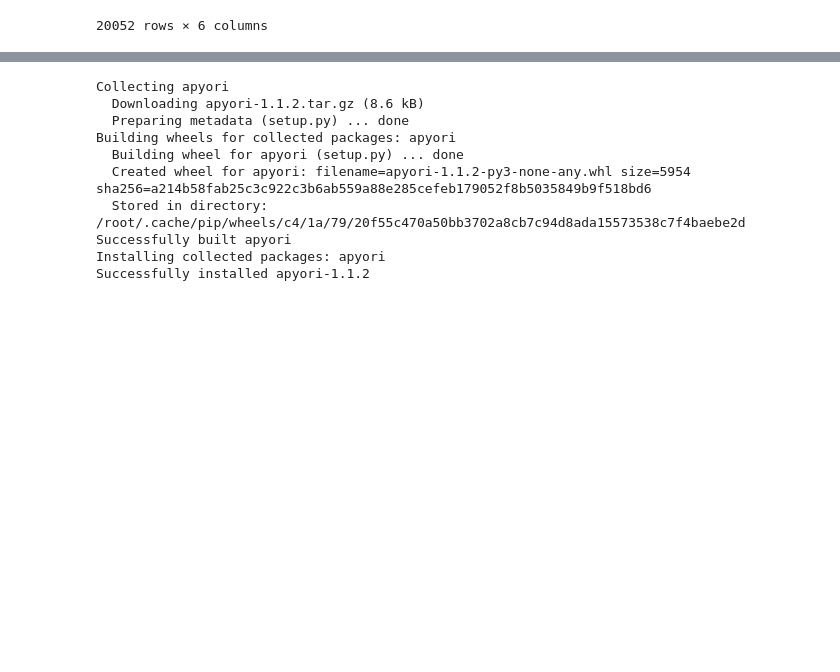
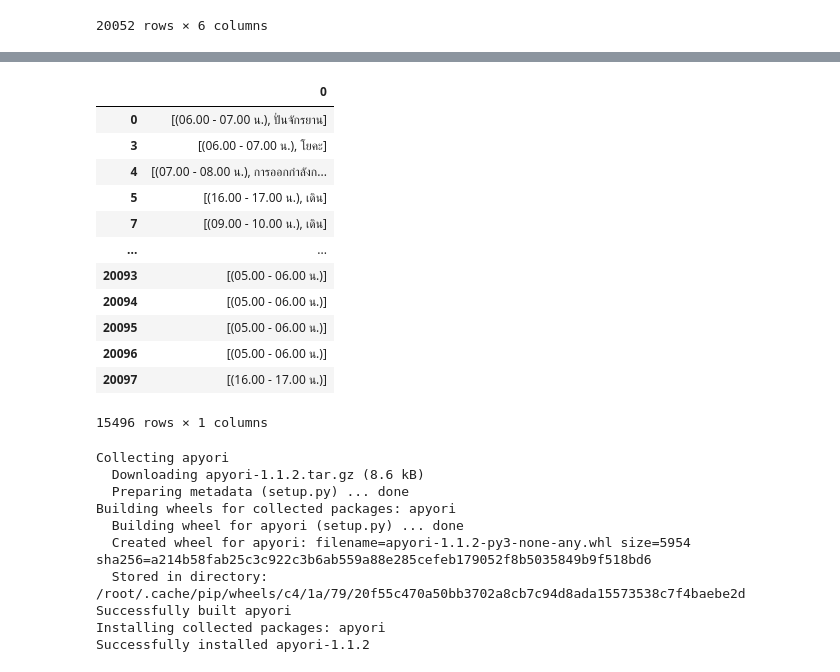
Before and after one commit to Tonry12/BSC_DPDM23, a Jupyter notebook: newasso.ipynb, the cells around one changed output, grey strips where cells are left out. Drawn from its saved outputs; the diff is of its cells as text; code cells hidden in the pictures; blank space fills up the shorter version.

```diff
--- a/newasso.ipynb
+++ b/newasso.ipynb
@@ -213,3 +255,20 @@ dum
+# %%
+e = pd.DataFrame(df_d)
+e
+# %% [output]
+|  | 0 |
+| 0 | [(06.00 - 07.00 น.), ปั่นจักรยาน] |
+| 3 | [(06.00 - 07.00 น.), โยคะ] |
+| 4 | [(07.00 - 08.00 น.), การออกกำลังก... |
+| 5 | [(16.00 - 17.00 น.), เดิน] |
+| 7 | [(09.00 - 10.00 น.), เดิน] |
+| ... | ... |
+| 20093 | [(05.00 - 06.00 น.)] |
+| 20094 | [(05.00 - 06.00 น.)] |
+| 20095 | [(05.00 - 06.00 น.)] |
+| 20096 | [(05.00 - 06.00 น.)] |
+| 20097 | [(16.00 - 17.00 น.)] |
+15496 rows × 1 columns
 # %%
 import pandas as pd
 import os
```
Also changed, not shown: parts of 11 cells of this notebook.
